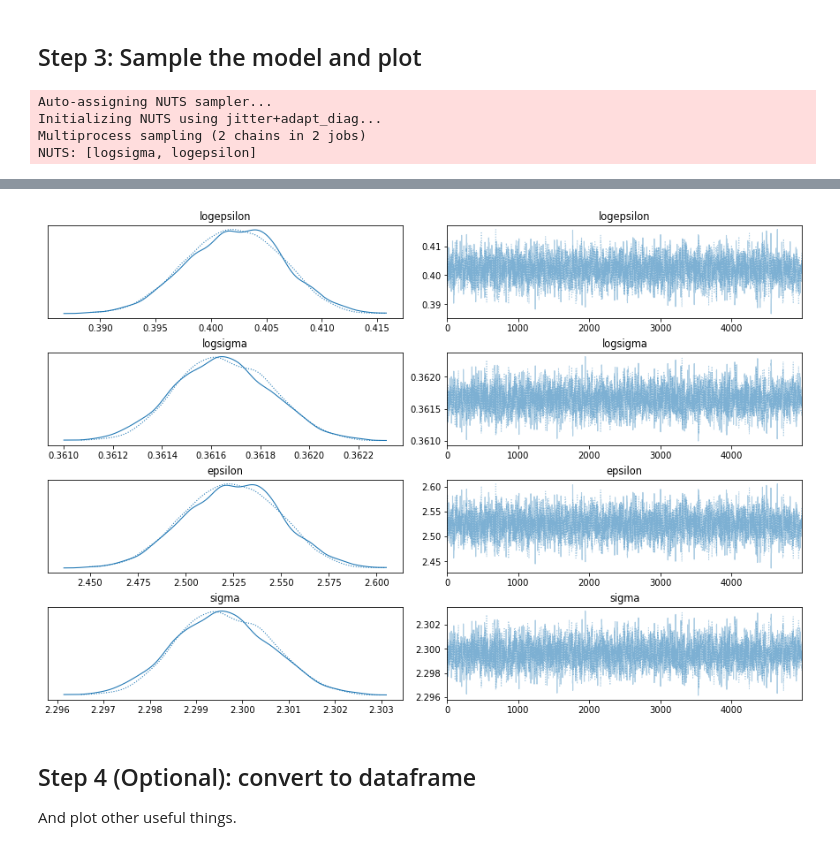
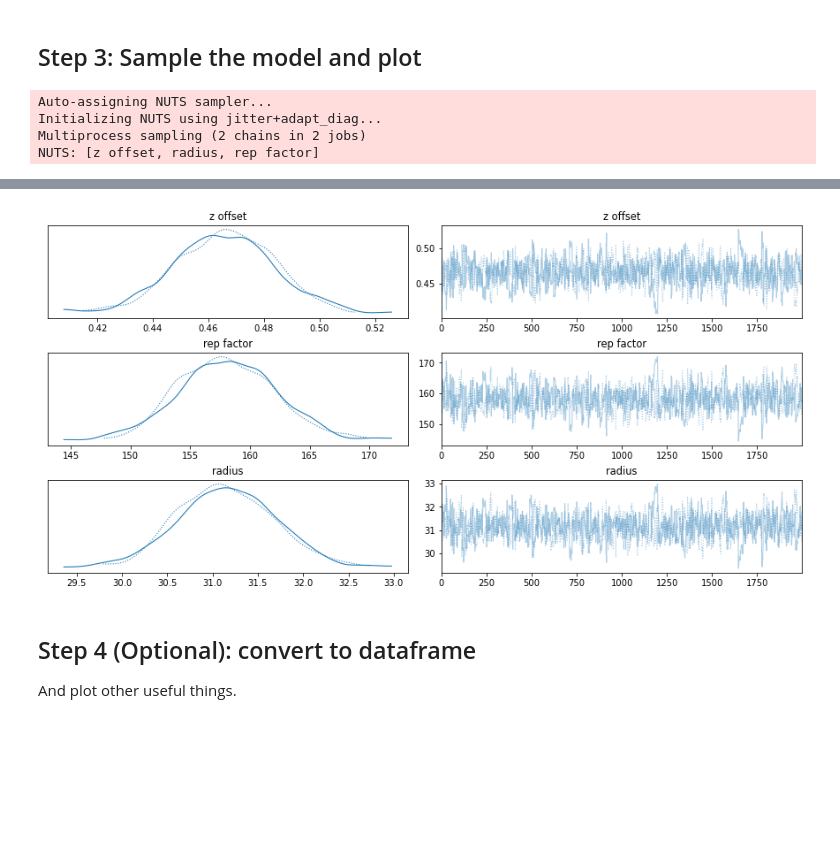
Before and after one commit to phys201/nc_AFM, a Jupyter notebook: documentation.ipynb, the cells around one changed output, grey strips where cells are left out. Cells and saved outputs as stored; diff of their text form; code cells hidden in the pictures; blank space fills up the shorter version.

Commit message:
fixed unittests, added real data fitting
clened up a few things, added fitting to spherical model.
unittest for models is working again. Need to add more

```diff
--- a/documentation.ipynb
+++ b/documentation.ipynb
@@ -379,10 +402,16 @@ z = np.arange(2.4, 30, 0.2) #nN
 # %%
 noise = 0.05 #nN
 # %%
-epsilon = 2.5 #aJ
-sigma = 2.3    #nm
+epsilon = 2.5    #aJ
+sigma = 2.3      #nm
+
+repulsive = 150  #aJ/nm^2
+hamaker = 12     #aJ
+radius = 30      #nm
+
+z_0 = 0.5        #nm
 # %%
-test_lj_data = fcn.simulate_lj_data(epsilon, sigma, noise, z)
+test_lj_data = fn.simulate_data_sph(repulsive, hamaker, radius, noise, z, z_0)
 
 #plot for a sanity check
 plt.plot(z, test_lj_data)
@@ -394,7 +423,7 @@ plt.ylabel('force (nN)');
 # %% [markdown]
 ## Step 2: Set up the model
 # %%
-test_lj_model = ml.len_jon(z, test_lj_data, noise, prior_type = 'Jeffreys', epsilon_init = 2, sigma_init = 2.3, epsilon_lower =1, epsilon_upper=5, sigma_lower = 1, sigma_upper = 5)
+test_sph_model = ml.vdw_sph(z, test_lj_data, noise, hamaker, fit_z0 = True)
 # %% [markdown]
 ### Find the MAP
 
@@ -413,12 +441,12 @@ map_estimate
 # %% [markdown]
 ## Step 3: Sample the model and plot
 # %%
-with test_lj_model:
-    traces_lj =pm.sample(5000, return_inferencedata=True)
-    az.plot_trace(traces_lj);
+with test_sph_model:
+    traces_sph =pm.sample(2000, return_inferencedata=True)
+    az.plot_trace(traces_sph);
 # %% [output]
 Auto-assigning NUTS sampler...
 Initializing NUTS using jitter+adapt_diag...
 Multiprocess sampling (2 chains in 2 jobs)
-NUTS: [logsigma, logepsilon]
+NUTS: [z offset, radius, rep factor]
 [interactive output not drawn]
@@ -427,5 +455,5 @@ The acceptance probability does not match the target. It is 0.8851422529610113,
 The number of effective samples is smaller than 25% for some parameters.
-[figure, old version]
+[figure, new version]
 # %% [markdown]
 ## Step 4 (Optional): convert to dataframe
 
```
Also changed, not shown: parts of 37 cells of this notebook, 3 other files.
